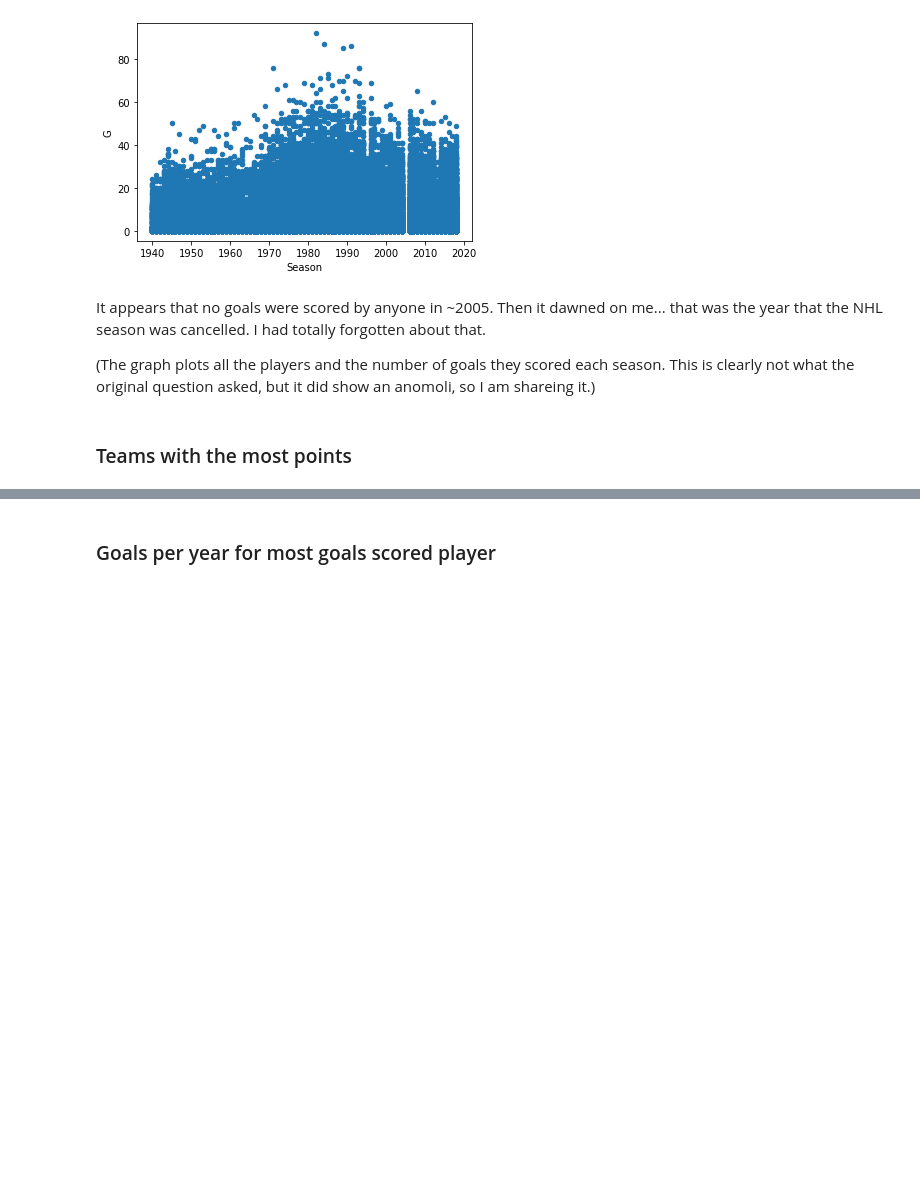
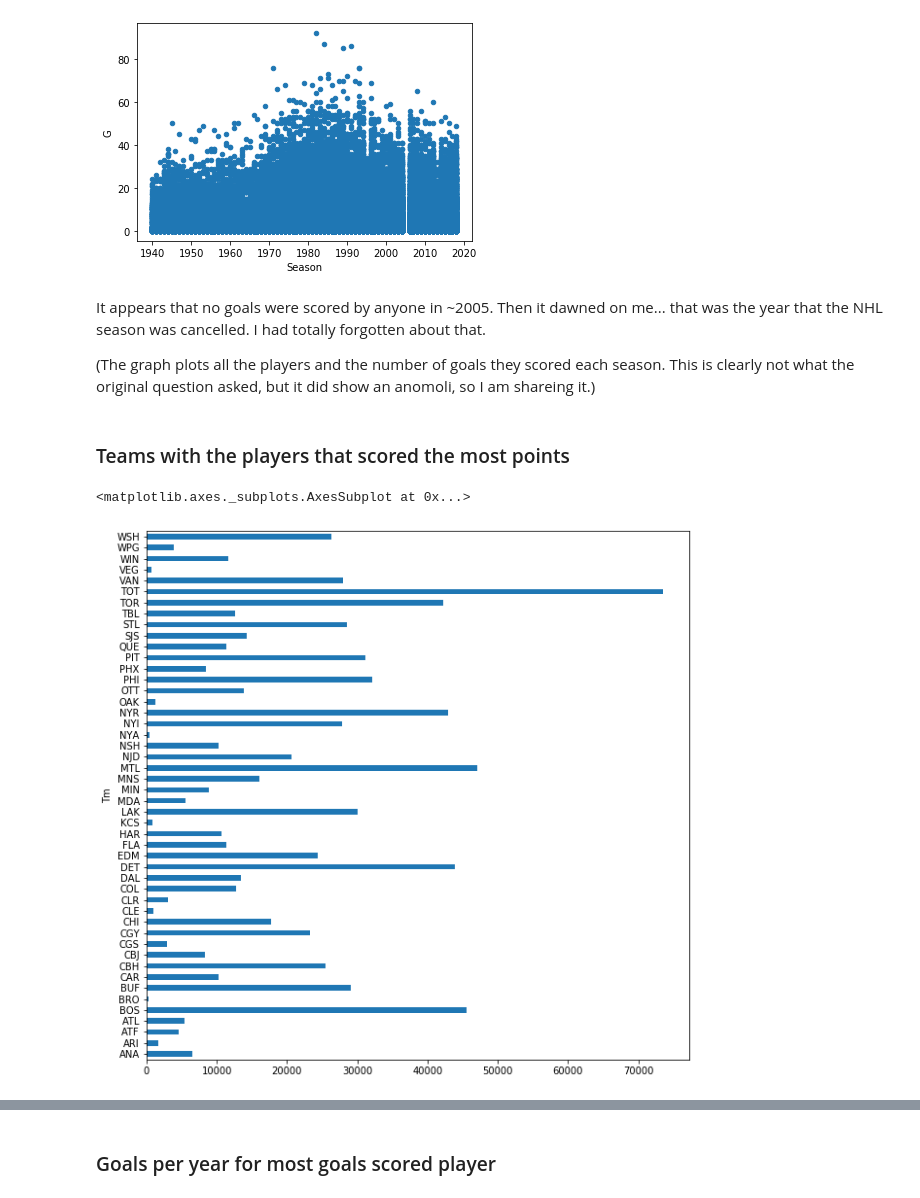
Before and after one commit to deez79/GA_Python_FinalProject, a Jupyter notebook: nhl_player_stats_project.ipynb, the cells around one changed output, grey strips where cells are left out. Saved outputs shown, nothing was run; the diff lists cells and outputs as text; code cells hidden in the pictures; blank space fills up the shorter version.

```diff
--- a/nhl_player_stats_project.ipynb
+++ b/nhl_player_stats_project.ipynb
@@ -377,4 +389,11 @@ It appears that no goals were scored by anyone in ~2005.  Then it dawned on me..
 
 (The graph plots all the players and the number of goals they scored each season.  This is clearly not what the original question asked, but it did show an anomoli, so I am shareing it.)
 # %% [markdown]
-### Teams with the most points
+### Teams with the players that scored the most points
+# %%
+team_points = skaters.groupby('Tm')['PTS'].sum()
+
+team_points.plot(kind='barh', x='Tm', y='PTS', figsize=(10,10))
+# %% [output]
+<matplotlib.axes._subplots.AxesSubplot at 0x...>
+[figure, added]
```
Also changed, not shown: parts of 12 cells of this notebook.
